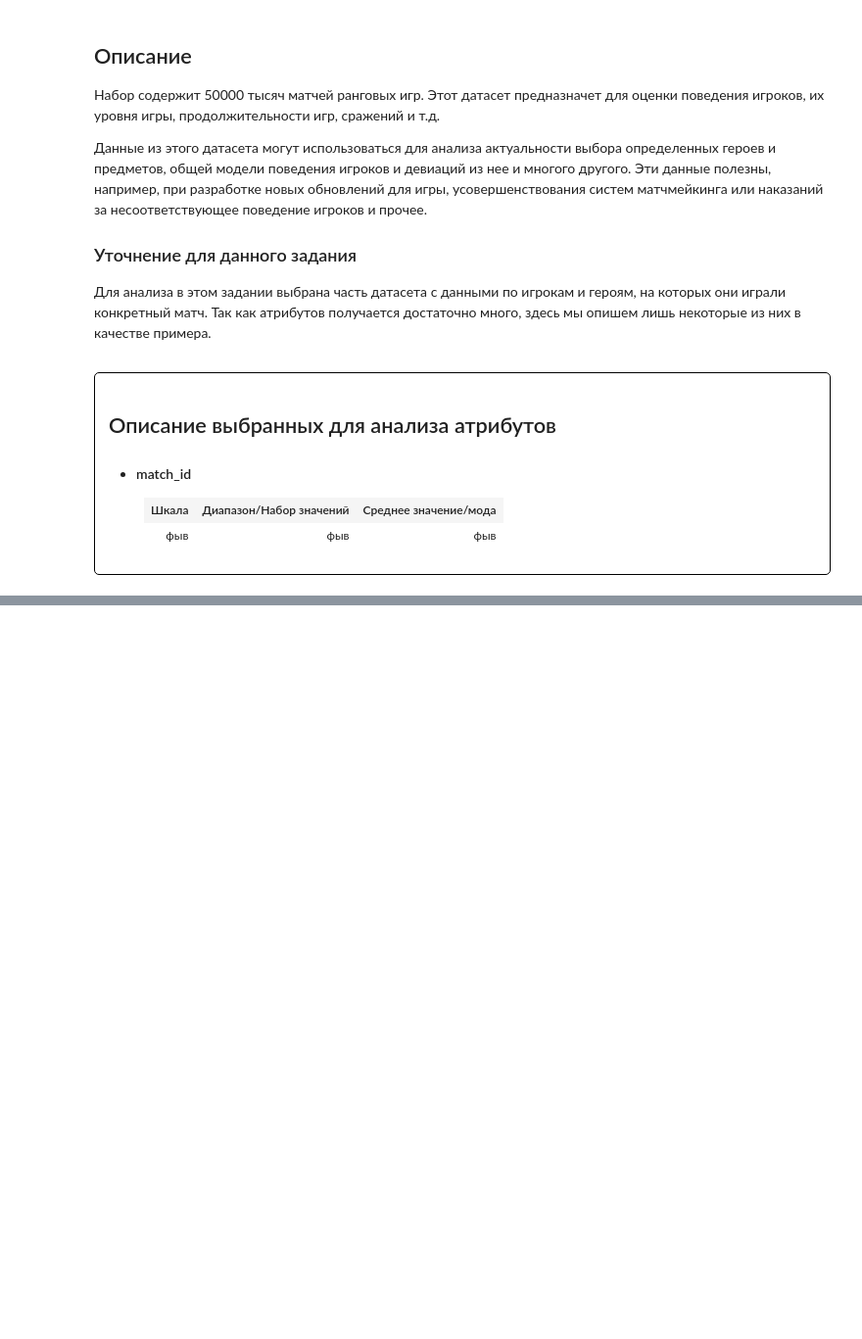
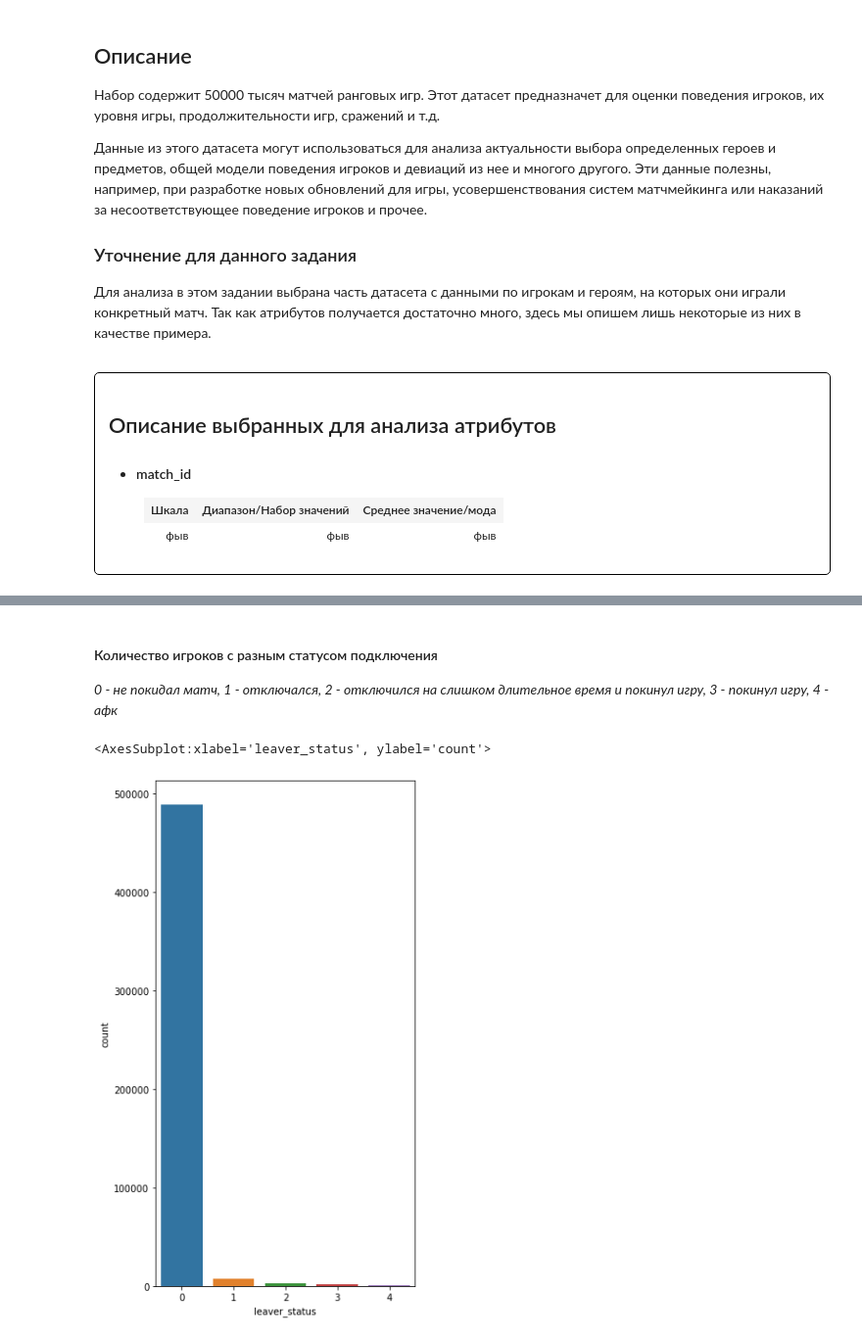
Before and after one commit to amatemeow/MLPY, a Jupyter notebook: task1/task1.ipynb, the cells around one changed output, grey strips where cells are left out. Shown: that part at 98% size. Drawn from its saved outputs; the diff is of its cells as text; code cells hidden in the pictures; blank space fills up the shorter version.

```diff
--- a/task1/task1.ipynb
+++ b/task1/task1.ipynb
@@ -62,0 +81,9 @@ merged[attrib].head()
+# %% [markdown]
+<h4>Количество игроков c разным статусом подключения</h4>
+<p><i>0 - не покидал матч, 1 - отключался, 2 - отключился на слишком длительное время и покинул игру, 3 - покинул игру, 4 - афк</i></p>
+# %%
+fig = plt.figure(figsize = (5, 10))
+sns.countplot(x = "leaver_status", data = merged)
+# %% [output]
+<AxesSubplot:xlabel='leaver_status', ylabel='count'>
+[figure, added]
```
Also changed, not shown: parts of 12 cells of this notebook.
